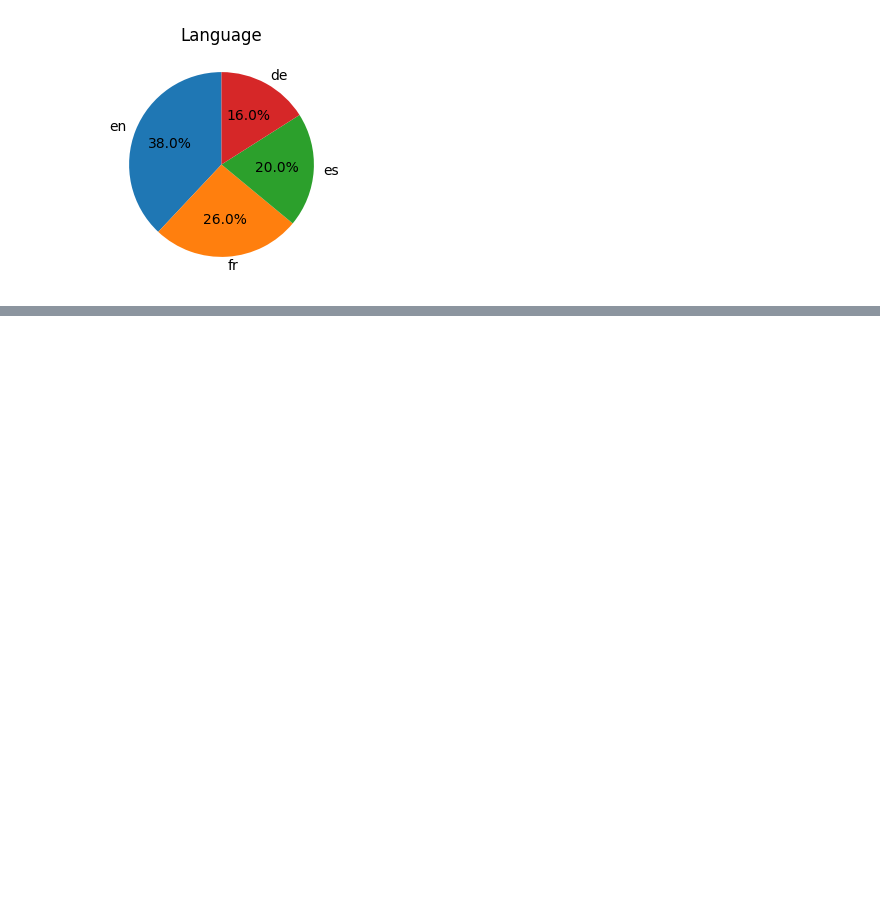
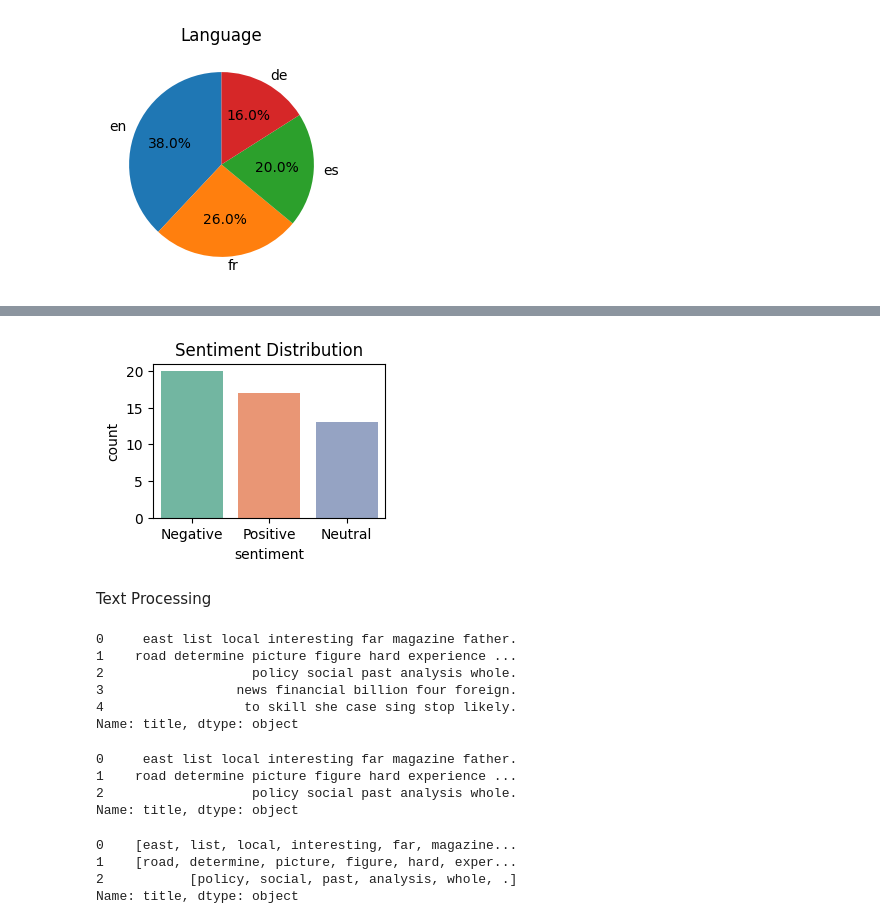
Before and after one commit to Banupriya-14/Project-5, a Jupyter notebook: NLP_Senti_Analysis.ipynb, the cells around one changed output, grey strips where cells are left out. Cells and saved outputs as stored; diff of their text form; code cells hidden in the pictures; blank space fills up the shorter version.

```diff
--- a/NLP_Senti_Analysis.ipynb
+++ b/NLP_Senti_Analysis.ipynb
@@ -208,3 +208,14 @@ plt.show()
 [figure]
 # %%
 #from wordcloud import WordCloud
+# %%
+def rating_to_sentiment(rating):
+    if rating <= 2:
+        return 'Negative'
+    elif rating == 3:
+        return 'Neutral'
+    else:
+        return 'Positive'
+
+df['sentiment'] = df['rating'].apply(rating_to_sentiment)
+df['sentiment'].value_counts()
@@ -210,0 +237,42 @@ plt.show()
+# %%
+plt.figure(figsize=(3,2))
+sns.countplot(data=df, x='sentiment', hue='sentiment', palette='Set2')
+plt.title("Sentiment Distribution")
+plt.show()
+# %% [output]
+[figure, added]
+# %% [markdown]
+Text Processing
+# %%
+# converting sentences to lower case letter
+df['title'] = df['title'].str.lower()
+df['title'].head()
+# %% [output]
+0     east list local interesting far magazine father.
+1    road determine picture figure hard experience ...
+2                   policy social past analysis whole.
+3                 news financial billion four foreign.
+4                  to skill she case sing stop likely.
+Name: title, dtype: object
+# %%
+# removing extra white space
+def remove_whitespace(text):
+  return " ".join(text.split())
+
+df['title'] = df['title'].apply(remove_whitespace)
+df['title'].head(3)
+# %% [output]
+0     east list local interesting far magazine father.
+1    road determine picture figure hard experience ...
+2                   policy social past analysis whole.
+Name: title, dtype: object
+# %%
+# Tokenization
+from nltk import word_tokenize
+df['title']=df['title'].apply(lambda X: word_tokenize(X))
+df['title'].head(3)
+# %% [output]
+0    [east, list, local, interesting, far, magazine...
+1    [road, determine, picture, figure, hard, exper...
+2           [policy, social, past, analysis, whole, .]
+Name: title, dtype: object
```
Also changed, not shown: parts of 7 cells of this notebook.
